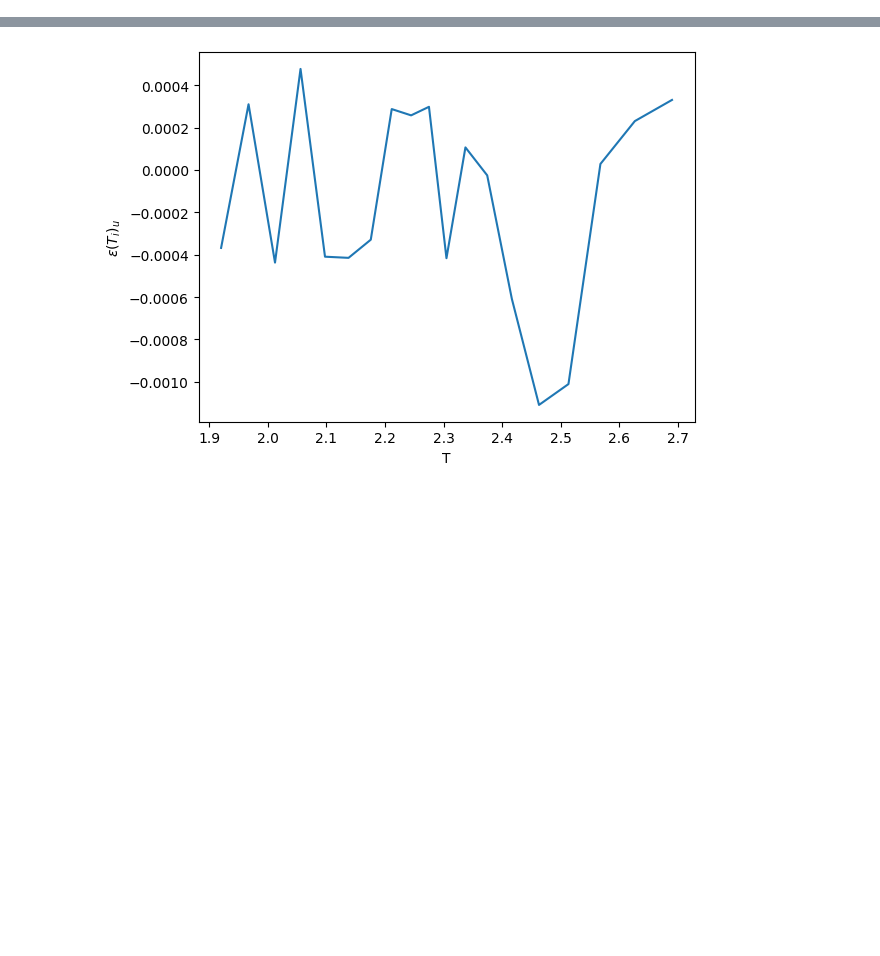
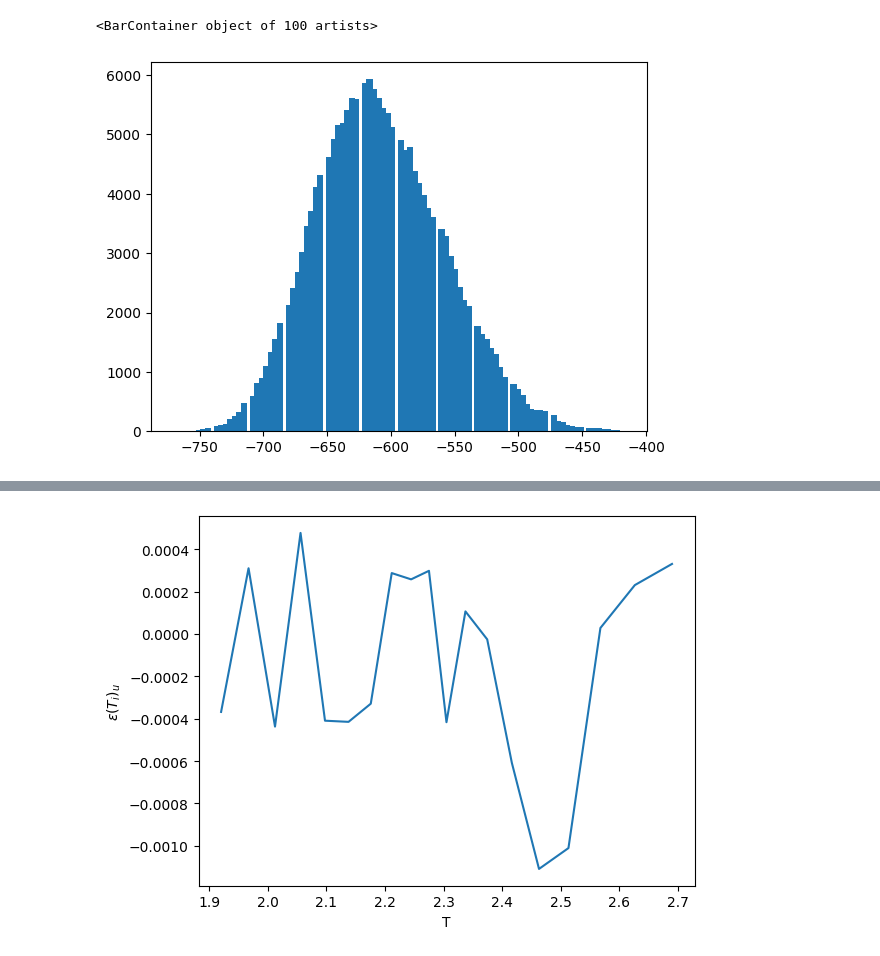
Before and after one commit to mxburns2022/PT-ICM, a Jupyter notebook: notebooks/scratch.ipynb, the cells around one changed output, grey strips where cells are left out. Saved outputs shown, nothing was run; the diff lists cells and outputs as text; code cells hidden in the pictures; blank space fills up the shorter version.

```diff
--- a/notebooks/scratch.ipynb
+++ b/notebooks/scratch.ipynb
@@ -7,3 +40,26 @@ import matplotlib.pyplot as plt
+# %%
+records = [
+(-768.000000, 1),
+(-764.480000, 0), (-760.960000, 4), (-757.440000, 9), (-753.920000, 12), (-750.400000, 21), (-746.880000, 33), (-743.360000, 56), (-739.840000, 0),
+(-736.320000, 84), (-732.800000, 103), (-729.280000, 123), (-725.760000, 200), (-722.240000, 258), (-718.720000, 333), (-715.200000, 474), (-711.680000, 0),
+(-708.160000, 590), (-704.640000, 811), (-701.120000, 904), (-697.600000, 1099), (-694.080000, 1336), (-690.560000, 1548), (-687.040000, 1825), (-683.520000, 0),
+(-680.000000, 2125), (-676.480000, 2407), (-672.960000, 2678), (-669.440000, 3024), (-665.920000, 3453), (-662.400000, 3708), (-658.880000, 4119), (-655.360000, 4319),
+(-651.840000, 0), (-648.320000, 4613), (-644.800000, 4920), (-641.280000, 5164), (-637.760000, 5195), (-634.240000, 5418), (-630.720000, 5621), (-627.200000, 5596),
+(-623.680000, 0), (-620.160000, 5866), (-616.640000, 5928), (-613.120000, 5766), (-609.600000, 5620), (-606.080000, 5449), (-602.560000, 5361), (-599.040000, 5129),
+(-595.520000, 0), (-592.000000, 4902), (-588.480000, 4732), (-584.960000, 4788), (-581.440000, 4388), (-577.920000, 4188), (-574.400000, 3977), (-570.880000, 3764),
+(-567.360000, 3615), (-563.840000, 0), (-560.320000, 3406), (-556.800000, 3289), (-553.280000, 2954), (-549.760000, 2733), (-546.240000, 2438), (-542.720000, 2207),
+(-539.200000, 2104), (-535.680000, 0), (-532.160000, 1779), (-528.640000, 1644), (-525.120000, 1557), (-521.600000, 1405), (-518.080000, 1300), (-514.560000, 1090),
+(-511.040000, 920), (-507.520000, 0), (-504.000000, 790), (-500.480000, 711), (-496.960000, 604), (-493.440000, 466), (-489.920000, 373), (-486.400000, 361),
+(-482.880000, 362), (-479.360000, 340), (-475.840000, 0), (-472.320000, 266), (-468.800000, 179), (-465.280000, 157), (-461.760000, 109), (-458.240000, 82),
+(-454.720000, 66), (-451.200000, 70), (-447.680000, 0), (-444.160000, 53), (-440.640000, 60), (-437.120000, 59), (-433.600000, 37), (-430.080000, 35),
+(-426.560000, 26), (-423.040000, 15), (-419.520000, 0)
+            ]
+test_df = pd.DataFrame.from_records(records, columns=['ene', 'count'])
+fig, ax = plt.subplots()
+ax.bar(x=test_df['ene'], height=test_df['count'], width=5)
+# %% [output]
+<BarContainer object of 100 artists>
+[figure, added]
 # %%
 true_u = pd.read_csv('./lattice_2d_20_cae_u.csv')
 true_c = pd.read_csv('./lattice_2d_20_cae_c.csv')
```
Also changed, not shown: parts of 3 cells of this notebook, 10 other files.
